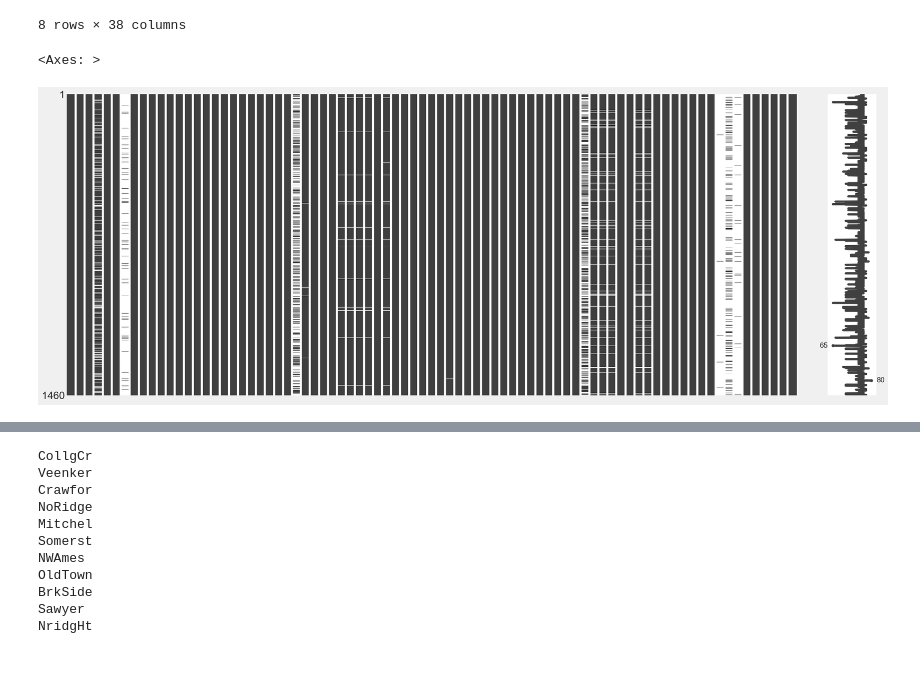
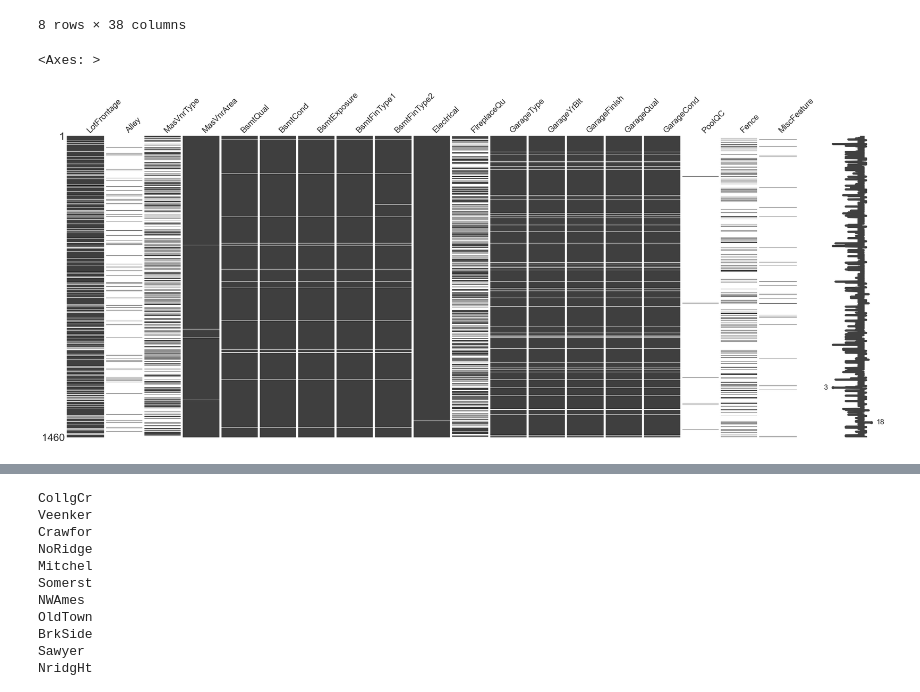
Before and after one commit to Spikes666/Data-Dive-4, a Jupyter notebook: main.ipynb, the cells around one changed output, grey strips where cells are left out. Cells and saved outputs as stored; diff of their text form; code cells hidden in the pictures; blank space fills up the shorter version.

```diff
--- a/main.ipynb
+++ b/main.ipynb
@@ -83,10 +84,14 @@ df.describe()
 # %%
 # Visualize missing values
 
-msno.matrix(df)
+# Create a DataFrame with only null columns
+null_columns_df = df[df.columns[df.isnull().any()]].copy()
+
+# Show null matrix with null_columns_df
+msno.matrix(null_columns_df)
 # %% [output]
 <Axes: >
-[figure, old version]
+[figure, new version]
 # %%
 # Histograms
 df.hist(figsize=(18, 18))
```
Also changed, not shown: parts of 31 cells of this notebook.
